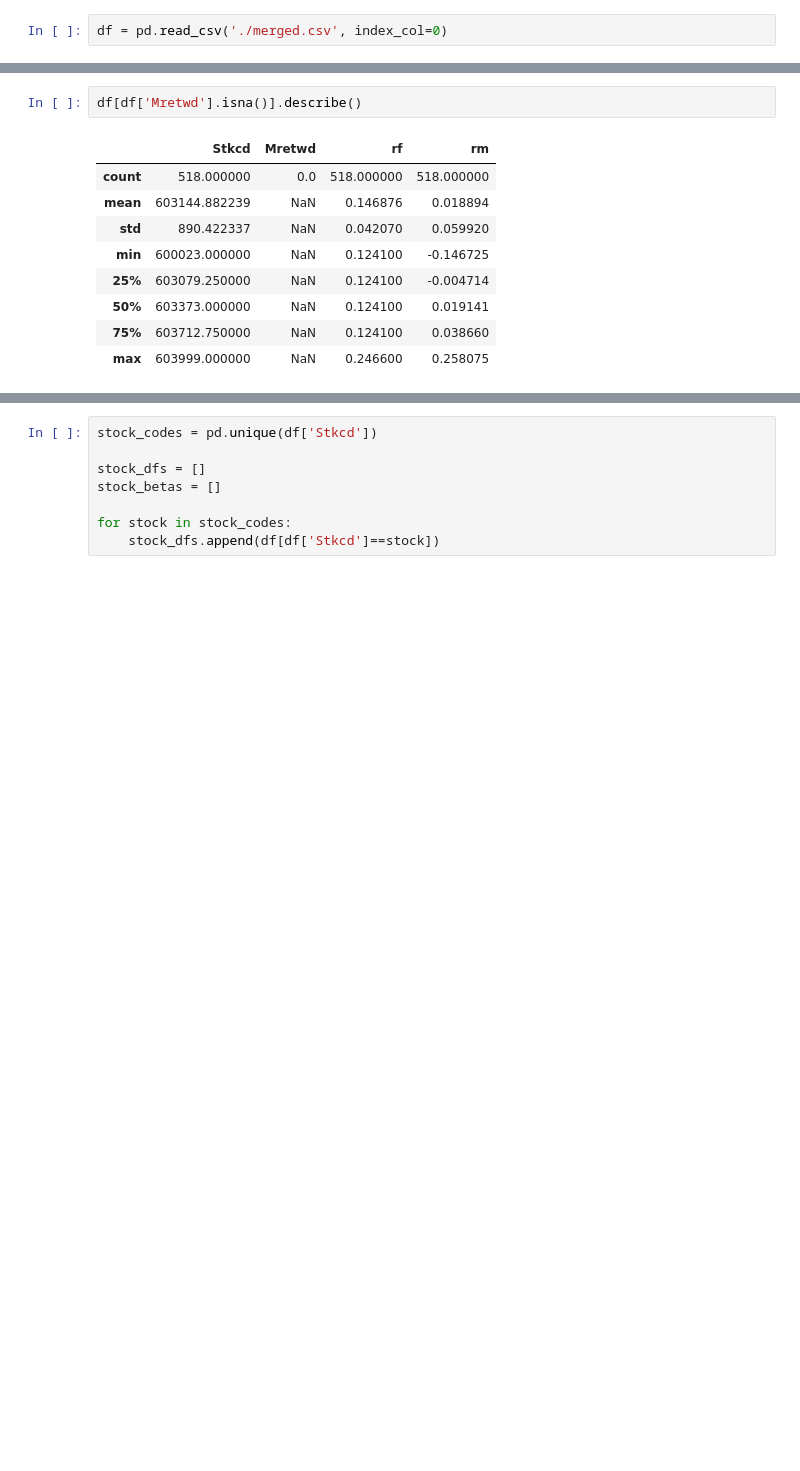
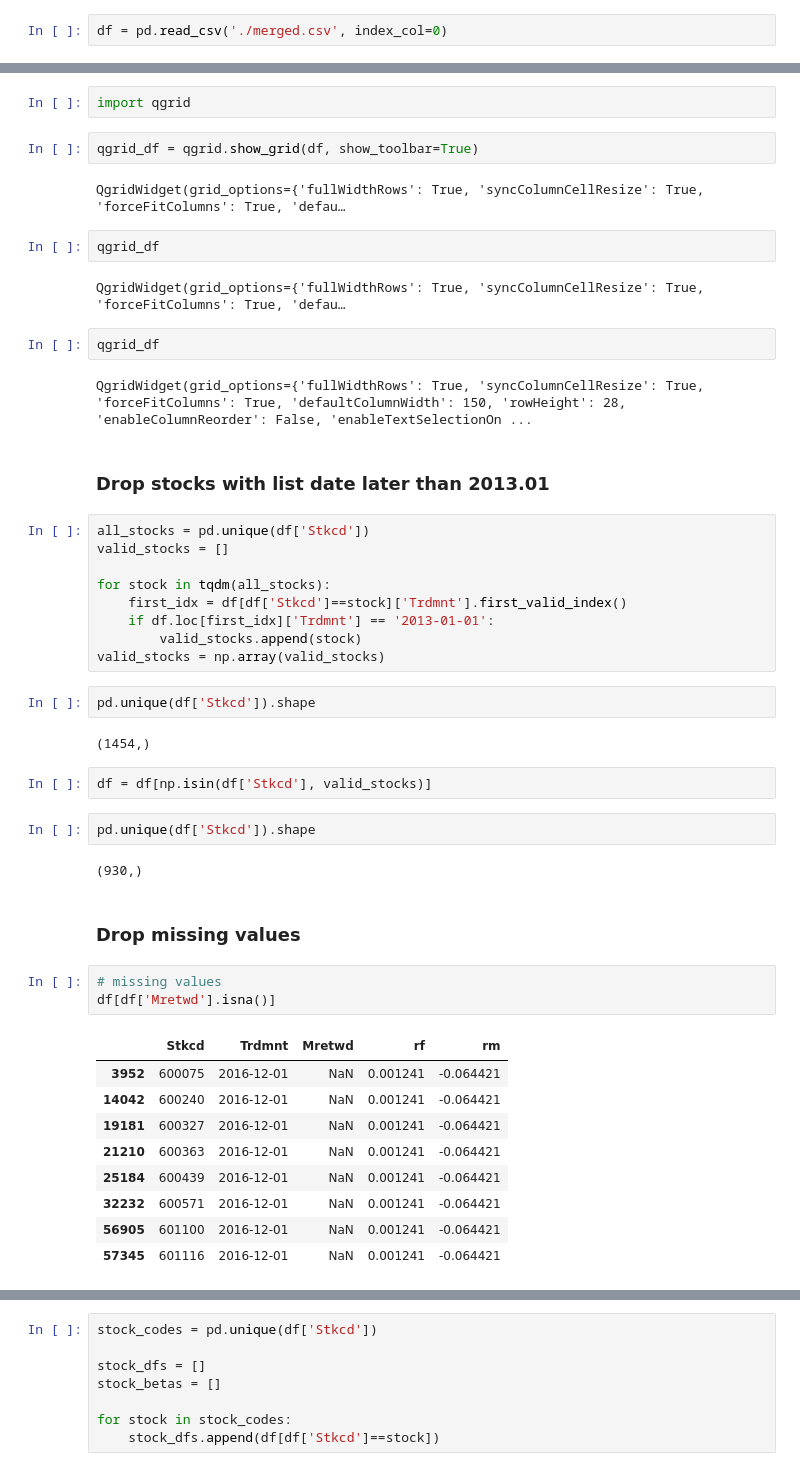
Before and after one commit to PRESIDENT810/FIN3080-Project2, a Jupyter notebook: Q1.2/Regression.ipynb, the cells around one changed output, grey strips where cells are left out. Saved outputs shown, nothing was run; the diff lists cells and outputs as text; blank space fills up the shorter version.

```diff
--- a/Q1.2/Regression.ipynb
+++ b/Q1.2/Regression.ipynb
@@ -20,12 +25,50 @@ df.head()
+# %%
+import qgrid
+# %%
+qgrid_df = qgrid.show_grid(df, show_toolbar=True)
+# %% [output]
+QgridWidget(grid_options={'fullWidthRows': True, 'syncColumnCellResize': True, 'forceFitColumns': True, 'defau…
+# %%
+qgrid_df
+# %% [output]
+QgridWidget(grid_options={'fullWidthRows': True, 'syncColumnCellResize': True, 'forceFitColumns': True, 'defau…
+# %%
+qgrid_df
+# %% [output]
+QgridWidget(grid_options={'fullWidthRows': True, 'syncColumnCellResize': True, 'forceFitColumns': True, 'defaultColumnWidth': 150, 'rowHeight': 28, 'enableColumnReorder': False, 'enableTextSelectionOn ...
+# %% [markdown]
+### Drop stocks with list date later than 2013.01
+# %%
+all_stocks = pd.unique(df['Stkcd'])
+valid_stocks = []
+
+for stock in tqdm(all_stocks):
+    first_idx = df[df['Stkcd']==stock]['Trdmnt'].first_valid_index()
+    if df.loc[first_idx]['Trdmnt'] == '2013-01-01':
+        valid_stocks.append(stock)
+valid_stocks = np.array(valid_stocks)
+# %%
+pd.unique(df['Stkcd']).shape
+# %% [output]
+(1454,)
+# %%
+df = df[np.isin(df['Stkcd'], valid_stocks)]
+# %%
+pd.unique(df['Stkcd']).shape
+# %% [output]
+(930,)
+# %% [markdown]
+### Drop missing values
 # %%
-df[df['Mretwd'].isna()].describe()
+# missing values
+df[df['Mretwd'].isna()]
 # %% [output]
-|  | Stkcd | Mretwd | rf | rm |
-| count | 518.000000 | 0.0 | 518.000000 | 518.000000 |
-| mean | 603144.882239 | NaN | 0.146876 | 0.018894 |
-| std | 890.422337 | NaN | 0.042070 | 0.059920 |
-| min | 600023.000000 | NaN | 0.124100 | -0.146725 |
-| 25% | 603079.250000 | NaN | 0.124100 | -0.004714 |
-| 50% | 603373.000000 | NaN | 0.124100 | 0.019141 |
-| 75% | 603712.750000 | NaN | 0.124100 | 0.038660 |
-| max | 603999.000000 | NaN | 0.246600 | 0.258075 |
+|  | Stkcd | Trdmnt | Mretwd | rf | rm |
+| 3952 | 600075 | 2016-12-01 | NaN | 0.001241 | -0.064421 |
+| 14042 | 600240 | 2016-12-01 | NaN | 0.001241 | -0.064421 |
+| 19181 | 600327 | 2016-12-01 | NaN | 0.001241 | -0.064421 |
+| 21210 | 600363 | 2016-12-01 | NaN | 0.001241 | -0.064421 |
+| 25184 | 600439 | 2016-12-01 | NaN | 0.001241 | -0.064421 |
+| 32232 | 600571 | 2016-12-01 | NaN | 0.001241 | -0.064421 |
+| 56905 | 601100 | 2016-12-01 | NaN | 0.001241 | -0.064421 |
+| 57345 | 601116 | 2016-12-01 | NaN | 0.001241 | -0.064421 |
```
Also changed, not shown: parts of 30 cells of this notebook, 28 other files.
